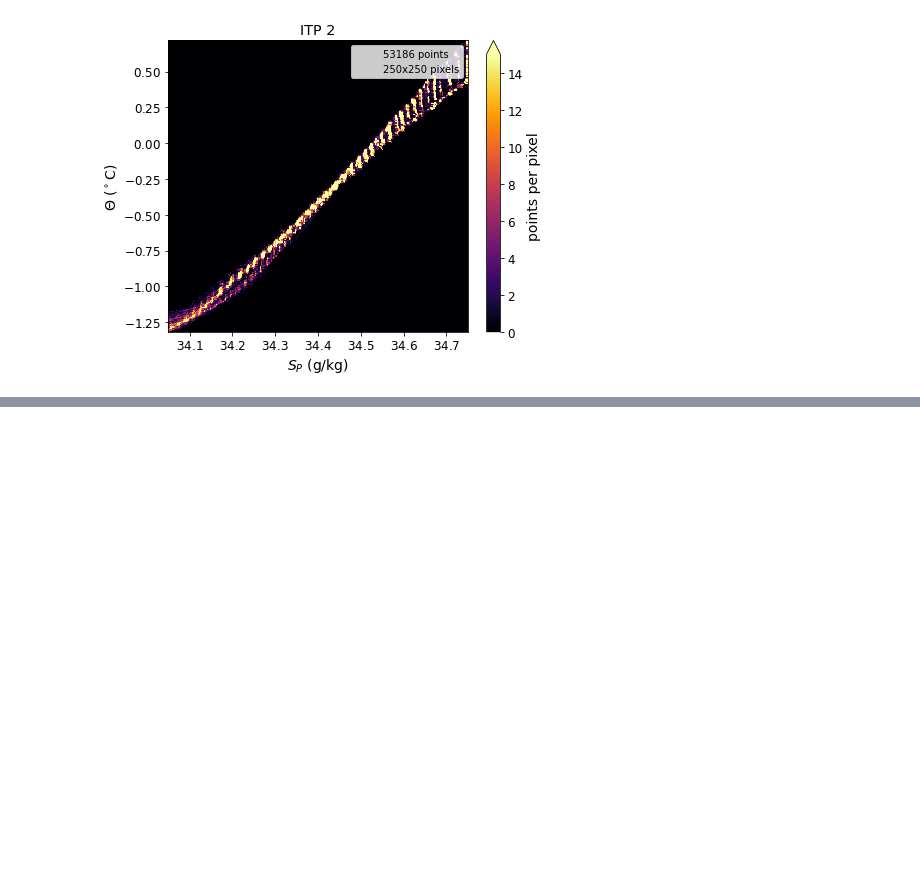
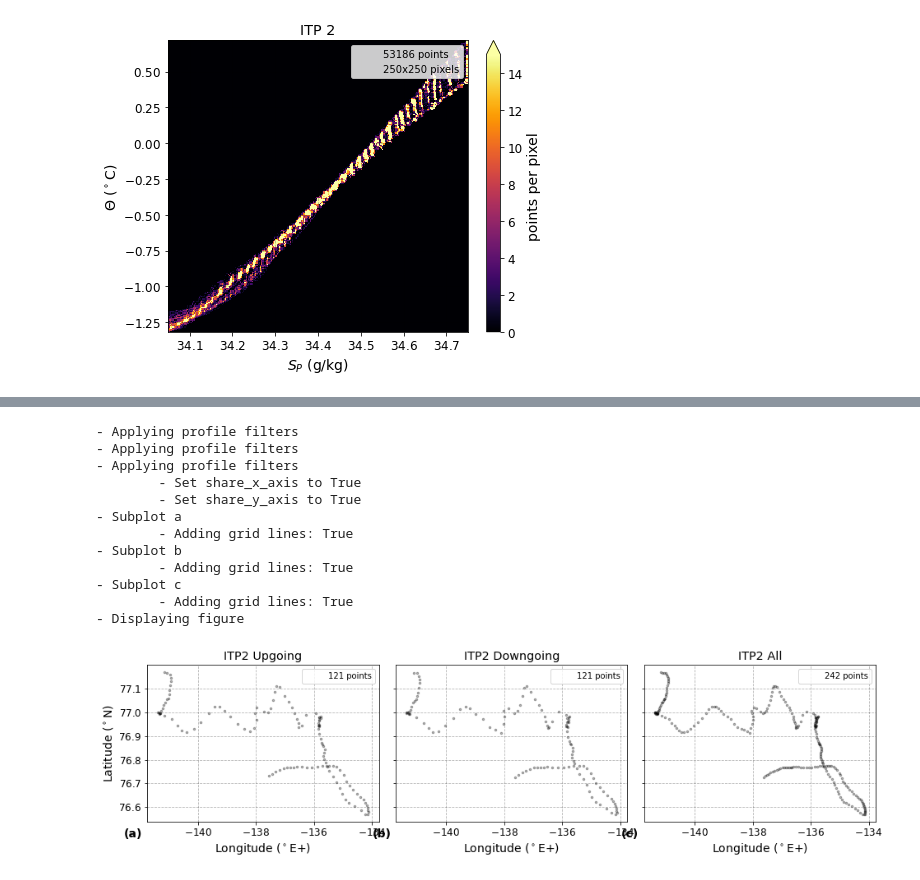
Before and after one commit to JustinTrenchcoat/Staircase_Clustering, a Jupyter notebook: Create_Figures.ipynb, the cells around one changed output, grey strips where cells are left out. Cells and saved outputs as stored; diff of their text form; code cells hidden in the pictures; blank space fills up the shorter version.

```diff
--- a/Create_Figures.ipynb
+++ b/Create_Figures.ipynb
@@ -809,0 +834,32 @@ ahf.make_figure([group_CT_SP_2d_hist])
+# %%
+## Up, Down, and All profiles
+# Data Filters
+dfs_up  = ahf.Data_Filters(cast_direction='up')
+dfs_dwn = ahf.Data_Filters(cast_direction='down')
+dfs_all = ahf.Data_Filters(cast_direction='all')
+# Data Sets
+ds_up__ITP2 = ahf.Data_Set(ITP2_all, dfs_up)
+ds_dwn_ITP2 = ahf.Data_Set(ITP2_all, dfs_dwn)
+ds_all_ITP2 = ahf.Data_Set(ITP2_all, dfs_all)
+# Make the Plot Parameters
+pp_lon_lat = ahf.Plot_Parameters(x_vars=['lon'], y_vars=['lat'], clr_map='clr_all_same')
+# Make the Analysis Groups
+group_up__ITP2 = ahf.Analysis_Group(ds_up__ITP2, pfs_0, pp_lon_lat, plot_title='ITP2 Upgoing')
+group_dwn_ITP2 = ahf.Analysis_Group(ds_dwn_ITP2, pfs_0, pp_lon_lat, plot_title='ITP2 Downgoing')
+group_all_ITP2 = ahf.Analysis_Group(ds_all_ITP2, pfs_0, pp_lon_lat, plot_title='ITP2 All')
+# Make the figure
+ahf.make_figure([group_up__ITP2, group_dwn_ITP2, group_all_ITP2], row_col_list=[1,3, 0.27, 0.90])
+# %% [output]
+- Applying profile filters
+- Applying profile filters
+- Applying profile filters
+        - Set share_x_axis to True
+        - Set share_y_axis to True
+- Subplot a
+        - Adding grid lines: True
+- Subplot b
+        - Adding grid lines: True
+- Subplot c
+        - Adding grid lines: True
+- Displaying figure
+[figure, added]
```
Also changed, not shown: parts of 13 cells of this notebook, 2 other files.
